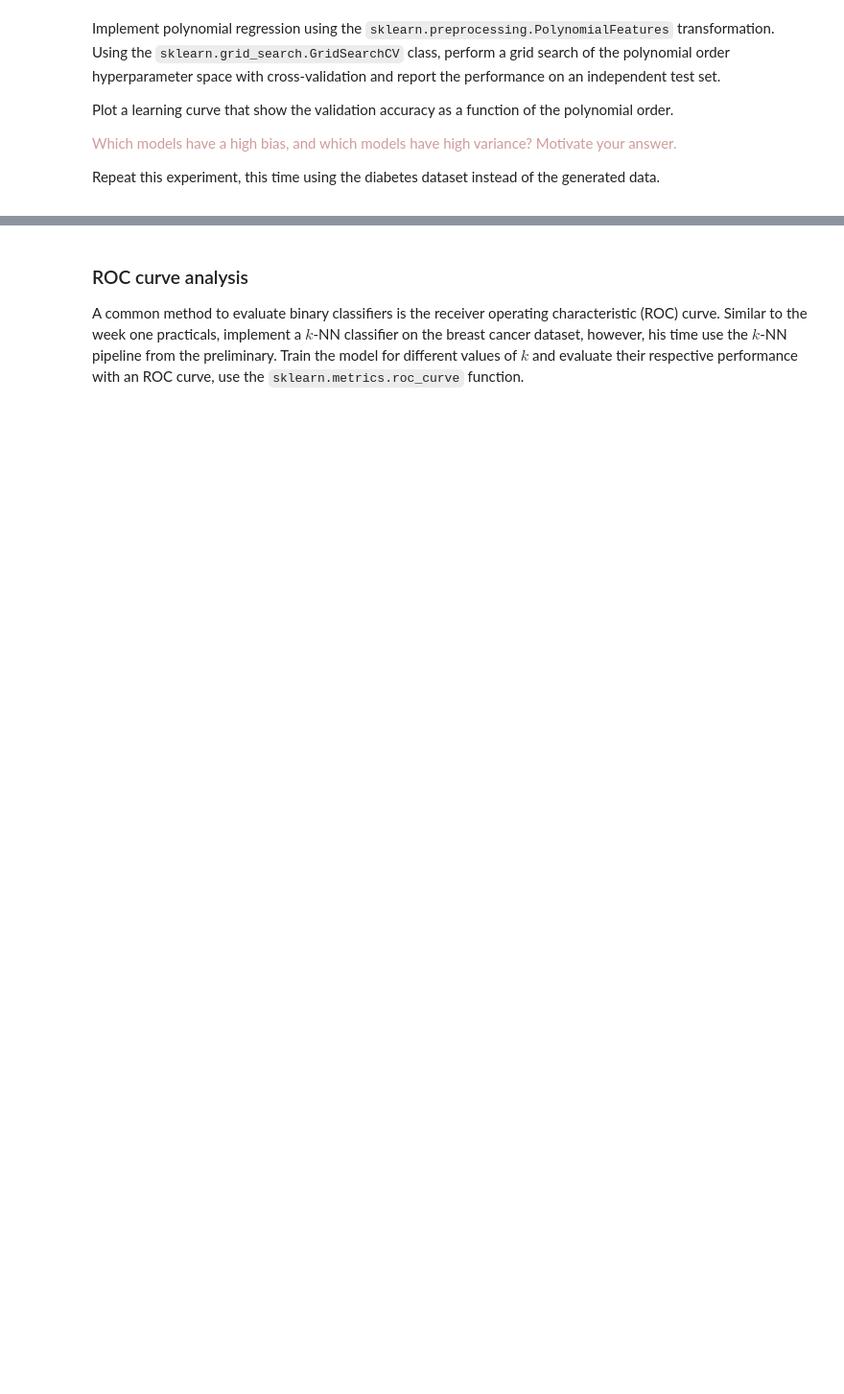
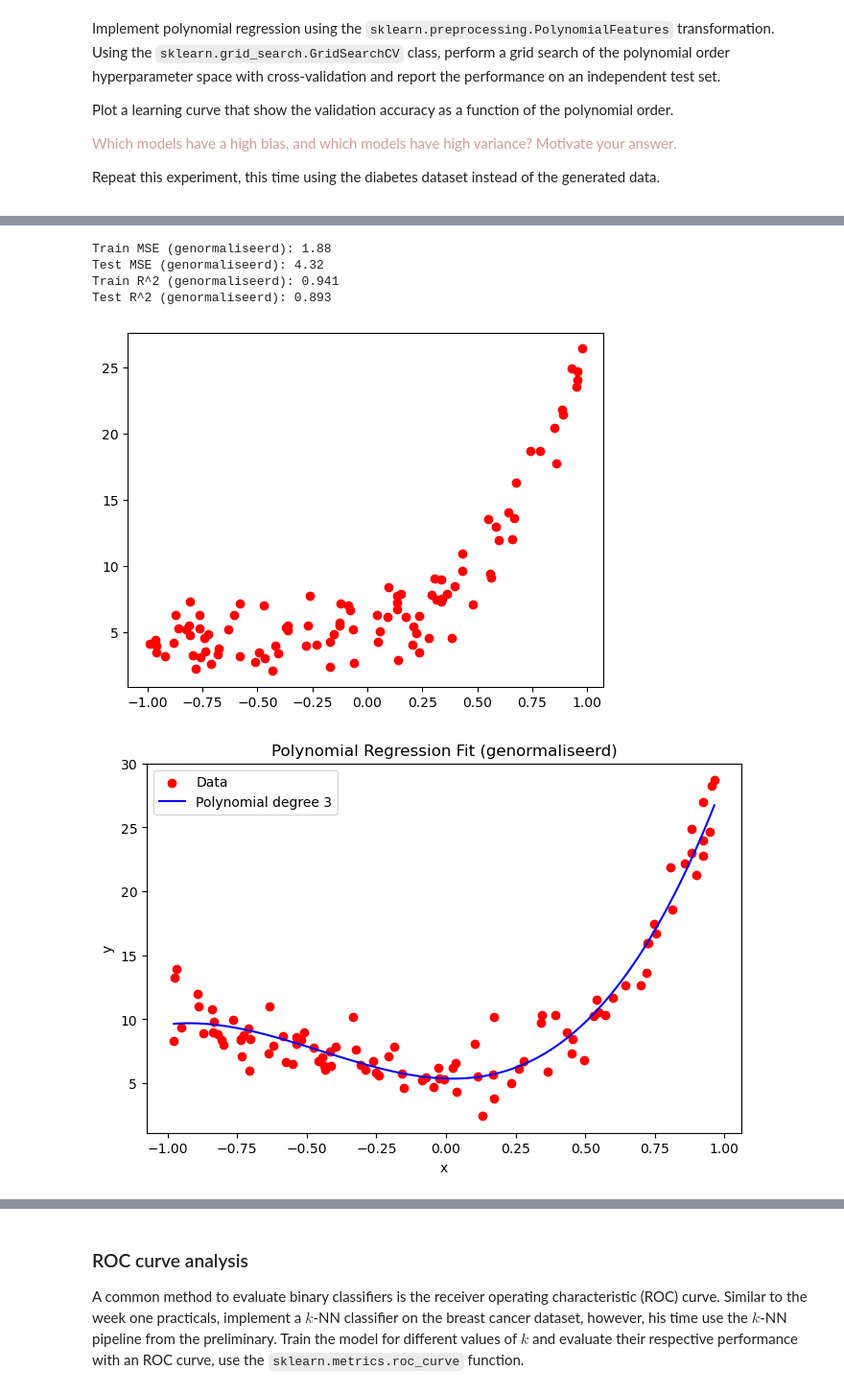
Before and after one commit to SiebrenBarten/Machine-learning-for-medical-imaging, a Jupyter notebook: practicals/week_2.ipynb, the cells around one changed output, grey strips where cells are left out. Shown at 96% size. Cells and saved outputs as stored; diff of their text form; code cells hidden in the pictures; blank space fills up the shorter version.

```diff
--- a/practicals/week_2.ipynb
+++ b/practicals/week_2.ipynb
@@ -337,0 +228,60 @@ Test R^2: 0.317
+# %%
+from sklearn.model_selection import train_test_split
+X_train, X_test, y_train, y_test = train_test_split(X, y, test_size=0.2, random_state=42)
+
+# Normaliseer de features X vóór PolynomialFeatures en voer polynomial regression uit
+from sklearn.preprocessing import StandardScaler
+from sklearn.preprocessing import PolynomialFeatures
+from sklearn.linear_model import LinearRegression
+from sklearn.metrics import mean_squared_error, r2_score
+
+# Normaliseren
+scaler = StandardScaler()
+X_train_scaled = scaler.fit_transform(X_train)
+X_test_scaled = scaler.transform(X_test)
+
+# Polynoomtransformatie
+degree = 3
+poly = PolynomialFeatures(degree=degree)
+X_train_poly = poly.fit_transform(X_train_scaled)
+X_test_poly = poly.transform(X_test_scaled)
+
+# Lineaire regression
+model = LinearRegression()
+model.fit(X_train_poly, y_train)
+
+y_train_pred = model.predict(X_train_poly)
+y_test_pred = model.predict(X_test_poly)
+
+# MSE en R^2
+mse_train = mean_squared_error(y_train, y_train_pred)
+mse_test = mean_squared_error(y_test, y_test_pred)
+r2_train = r2_score(y_train, y_train_pred)
+r2_test = r2_score(y_test, y_test_pred)
+print(f"Train MSE (genormaliseerd): {mse_train:.2f}")
+print(f"Test MSE (genormaliseerd): {mse_test:.2f}")
+print(f"Train R^2 (genormaliseerd): {r2_train:.3f}")
+print(f"Test R^2 (genormaliseerd): {r2_test:.3f}")
+
+# Plot the results
+import matplotlib.pyplot as plt
+plt.figure(figsize=(8,5))
+plt.scatter(X, y, color='red', label='Data')
+
+X_plot = np.linspace(X.min(), X.max(), 100).reshape(-1, 1)
+X_plot_scaled = scaler.transform(X_plot)
+X_plot_poly = poly.transform(X_plot_scaled)
+y_plot = model.predict(X_plot_poly)
+plt.plot(X_plot, y_plot, color='blue', label=f'Polynomial degree {degree}')
+plt.xlabel('x')
+plt.ylabel('y')
+plt.title('Polynomial Regression Fit (genormaliseerd)')
+plt.legend()
+plt.show()
+# %% [output]
+Train MSE (genormaliseerd): 1.88
+Test MSE (genormaliseerd): 4.32
+Train R^2 (genormaliseerd): 0.941
+Test R^2 (genormaliseerd): 0.893
+[figure, added]
+[figure, added]
```
Also changed, not shown: parts of 13 cells of this notebook.
